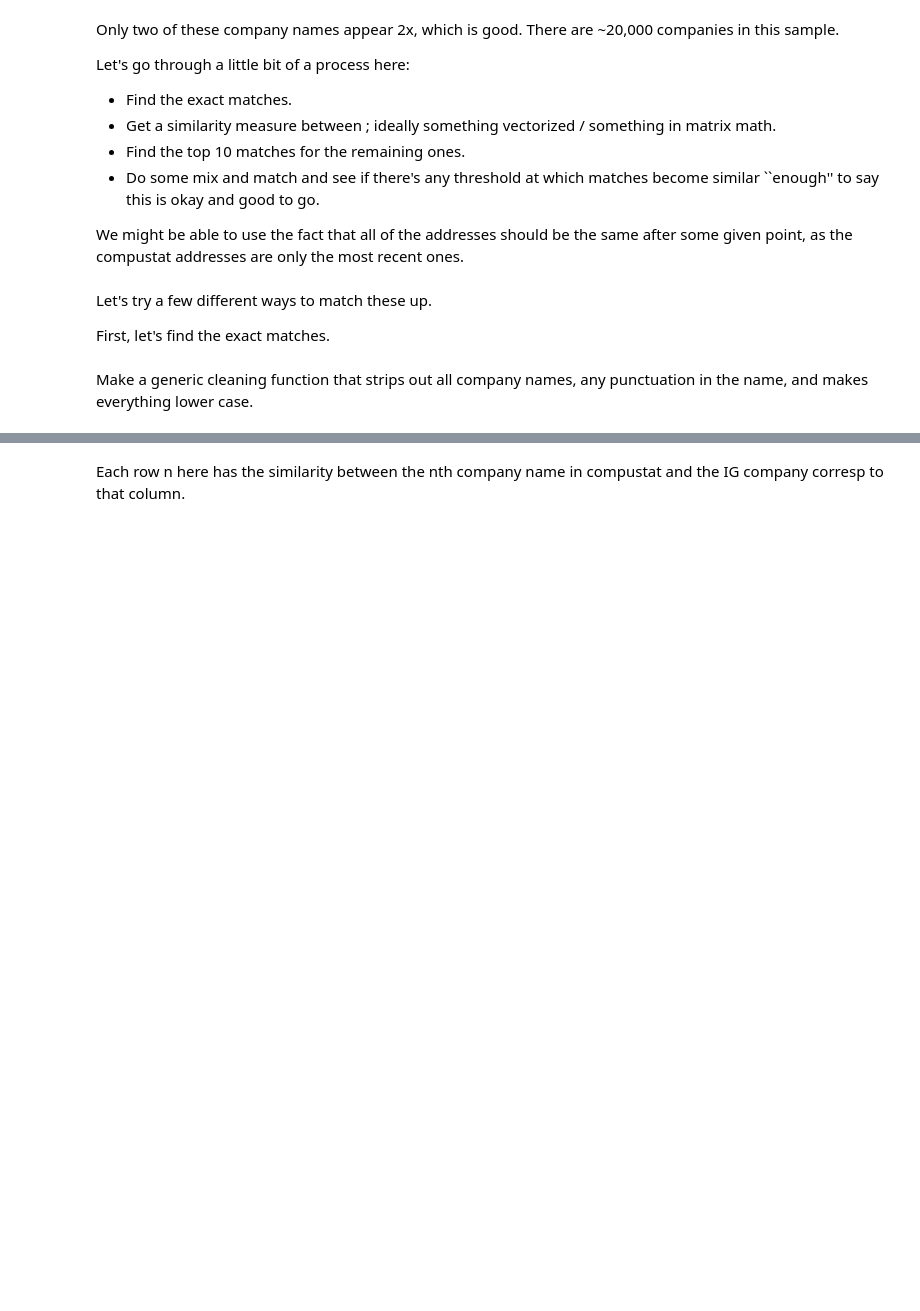
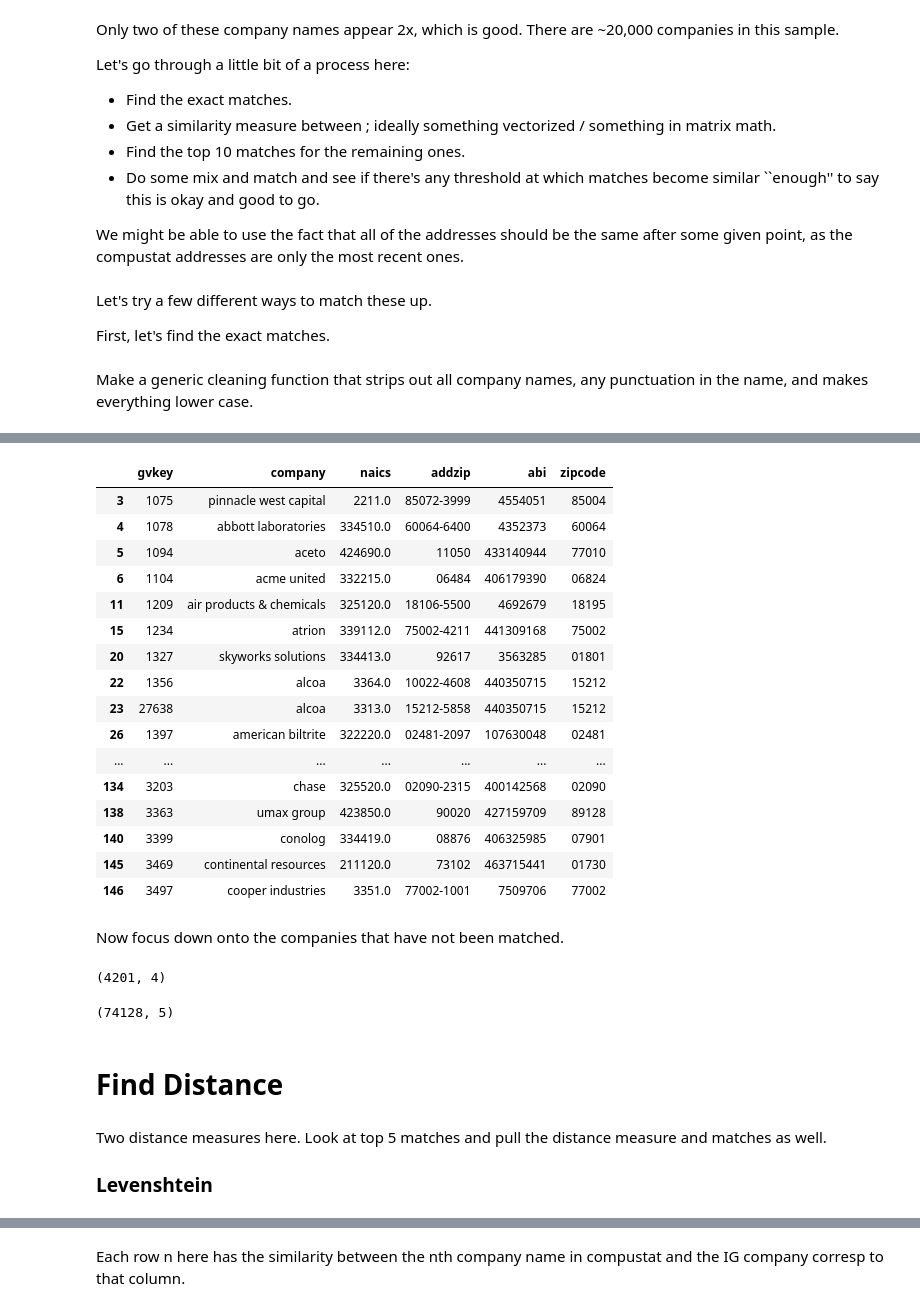
Before and after one commit to brianreed21/extremes, a Jupyter notebook: extremesCleaningCode/linking.ipynb, the cells around one changed output, grey strips where cells are left out. Saved outputs shown, nothing was run; the diff lists cells and outputs as text; code cells hidden in the pictures; blank space fills up the shorter version.

```diff
--- a/extremesCleaningCode/linking.ipynb
+++ b/extremesCleaningCode/linking.ipynb
@@ -81,0 +281,6 @@ chq.rename(columns = {'companyName': 'company'},inplace = True)
+# %%
+print(chq.shape)
+
+chq = chq.merge(c_addresses)
+
+print(chq.shape)
@@ -81,0 +290,4 @@ chq.rename(columns = {'companyName': 'company'},inplace = True)
+# %%
+chq.rename(columns = {'companyName': 'company'},inplace = True)
+chq.drop(columns = {'conm'},inplace = True)
+chq.head()
@@ -122,3 +340,3 @@ def cleanText(text):
 # %%
-chqUnmatched['company'] = list(map(cleanText, chqUnmatched.company))
-hq['company']           = list(map(cleanText, hq.company))
+chq['company']               = list(map(cleanText, chq.company))
+lastHQs['company']           = list(map(cleanText, lastHQs.company))
@@ -124,0 +365,3 @@ hq['company']           = list(map(cleanText, hq.company))
+# %%
+nameMerge = chq.merge(lastHQs)
+nameMerge.shape
@@ -124,0 +394,38 @@ hq['company']           = list(map(cleanText, hq.company))
+# %%
+nameMerge[nameMerge.addzip != nameMerge.zipcode][0:50]
+# %% [output]
+|  | gvkey | company | naics | addzip | abi | zipcode |
+| 3 | 1075 | pinnacle west capital | 2211.0 | 85072-3999 | 4554051 | 85004 |
+| 4 | 1078 | abbott laboratories | 334510.0 | 60064-6400 | 4352373 | 60064 |
+| 5 | 1094 | aceto | 424690.0 | 11050 | 433140944 | 77010 |
+| 6 | 1104 | acme united | 332215.0 | 06484 | 406179390 | 06824 |
+| 11 | 1209 | air products & chemicals | 325120.0 | 18106-5500 | 4692679 | 18195 |
+| 15 | 1234 | atrion | 339112.0 | 75002-4211 | 441309168 | 75002 |
+| 20 | 1327 | skyworks solutions | 334413.0 | 92617 | 3563285 | 01801 |
+| 22 | 1356 | alcoa | 3364.0 | 10022-4608 | 440350715 | 15212 |
+| 23 | 27638 | alcoa | 3313.0 | 15212-5858 | 440350715 | 15212 |
+| 26 | 1397 | american biltrite | 322220.0 | 02481-2097 | 107630048 | 02481 |
+| ... | ... | ... | ... | ... | ... | ... |
+| 134 | 3203 | chase | 325520.0 | 02090-2315 | 400142568 | 02090 |
+| 138 | 3363 | umax group | 423850.0 | 90020 | 427159709 | 89128 |
+| 140 | 3399 | conolog | 334419.0 | 08876 | 406325985 | 07901 |
+| 145 | 3469 | continental resources | 211120.0 | 73102 | 463715441 | 01730 |
+| 146 | 3497 | cooper industries | 3351.0 | 77002-1001 | 7509706 | 77002 |
+# %% [markdown]
+Now focus down onto the companies that have not been matched.
+# %%
+chqUnmatched = chq[~chq.company.isin(nameMerge.company)].reset_index()
+chqUnmatched.shape
+# %% [output]
+(4201, 4)
+# %%
+igUnmatched  = hq[~hq.company.isin(nameMerge.company)].reset_index()
+igUnmatched.shape
+# %% [output]
+(74128, 5)
+# %% [markdown]
+# Find Distance
+# %% [markdown]
+Two distance measures here. Look at top 5 matches and pull the distance measure and matches as well.
+
+### Levenshtein
```
Also changed, not shown: parts of 73 cells of this notebook.
